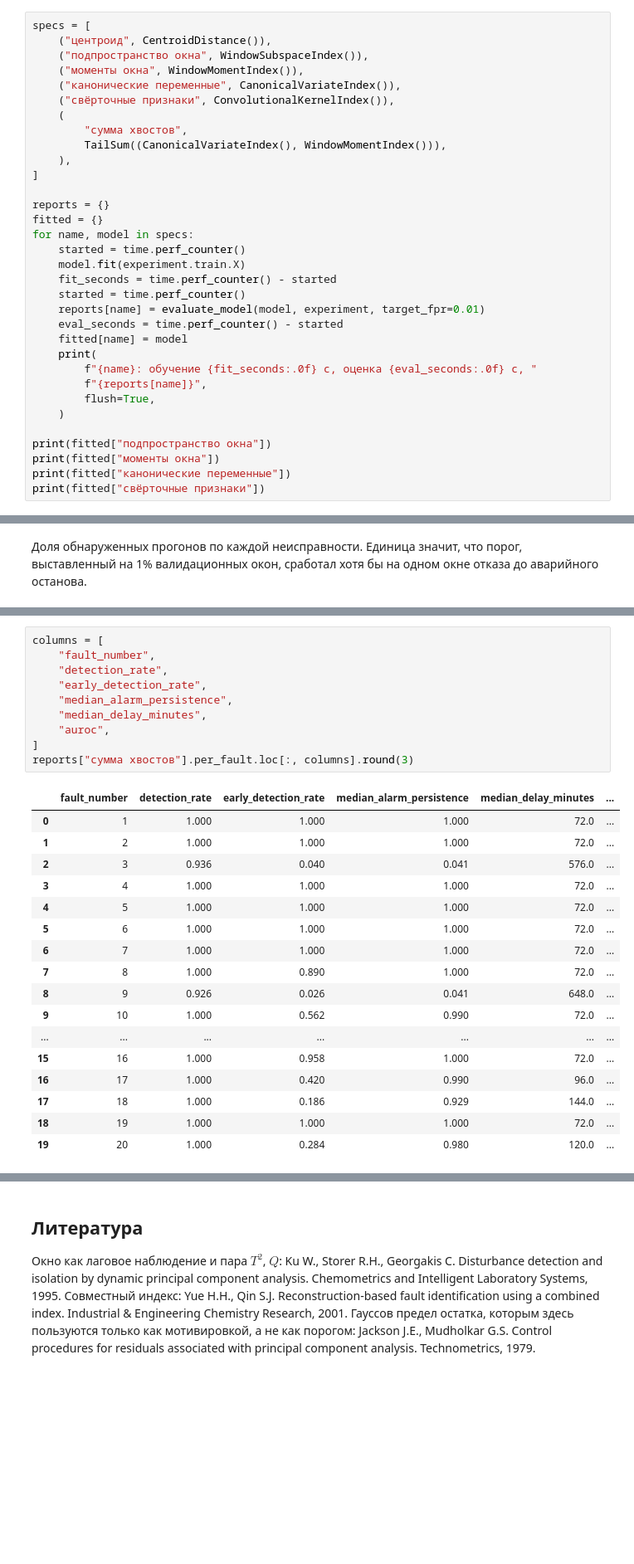
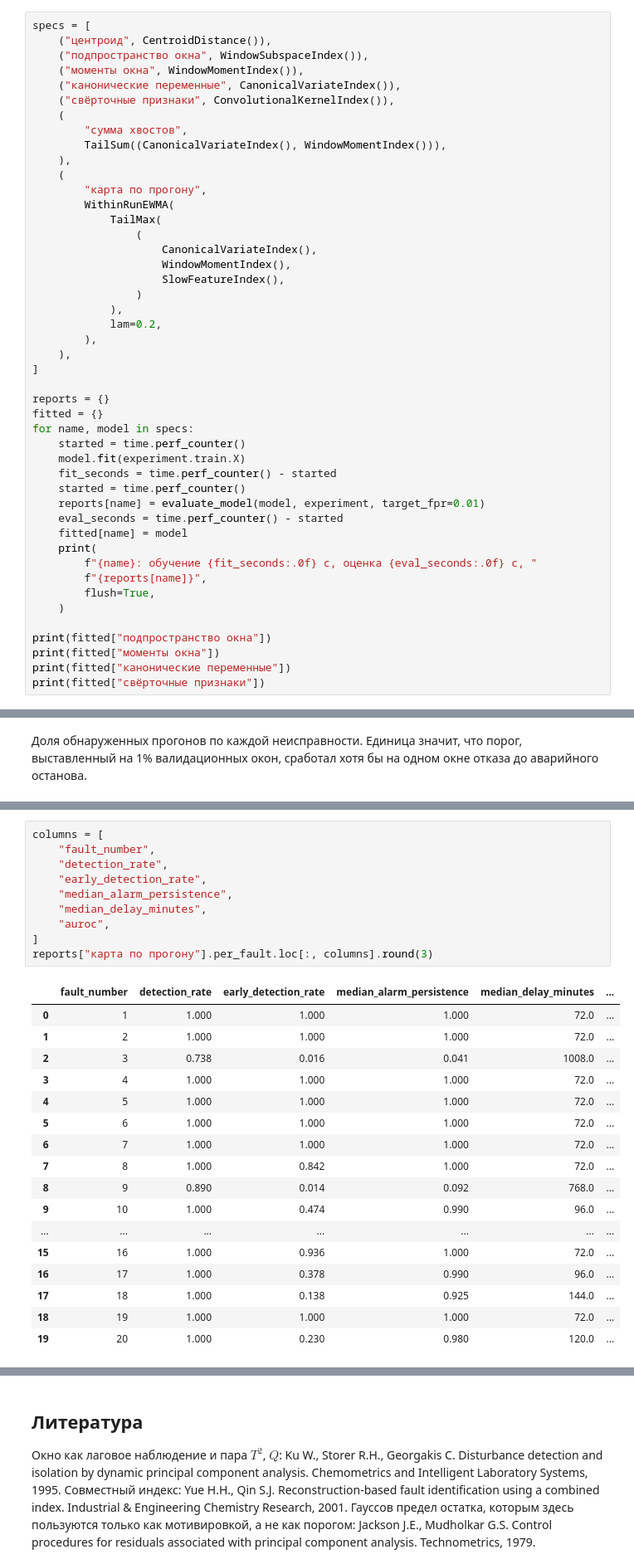
Before and after one commit to Misha-Golodnov/industrial-anomaly-detection, a Jupyter notebook: notebooks/03_fused_index.ipynb, the cells around one changed output, grey strips where cells are left out. Shown at 83% size. Cells and saved outputs as stored; diff of their text form; blank space fills up the shorter version.

```diff
--- a/notebooks/03_fused_index.ipynb
+++ b/notebooks/03_fused_index.ipynb
@@ -133,6 +136,19 @@ specs = [
     (
         "сумма хвостов",
         TailSum((CanonicalVariateIndex(), WindowMomentIndex())),
+    ),
+    (
+        "карта по прогону",
+        WithinRunEWMA(
+            TailMax(
+                (
+                    CanonicalVariateIndex(),
+                    WindowMomentIndex(),
+                    SlowFeatureIndex(),
+                )
+            ),
+            lam=0.2,
+        ),
     ),
 ]
 
@@ -246,29 +264,29 @@ fig.tight_layout()
 # %%
 columns = [
     "fault_number",
     "detection_rate",
     "early_detection_rate",
     "median_alarm_persistence",
     "median_delay_minutes",
     "auroc",
 ]
-reports["сумма хвостов"].per_fault.loc[:, columns].round(3)
+reports["карта по прогону"].per_fault.loc[:, columns].round(3)
 # %% [output]
 |  | fault_number | detection_rate | early_detection_rate | median_alarm_persistence | median_delay_minutes | ... |
 | 0 | 1 | 1.000 | 1.000 | 1.000 | 72.0 | ... |
 | 1 | 2 | 1.000 | 1.000 | 1.000 | 72.0 | ... |
-| 2 | 3 | 0.936 | 0.040 | 0.041 | 576.0 | ... |
+| 2 | 3 | 0.738 | 0.016 | 0.041 | 1008.0 | ... |
 | 3 | 4 | 1.000 | 1.000 | 1.000 | 72.0 | ... |
 | 4 | 5 | 1.000 | 1.000 | 1.000 | 72.0 | ... |
 | 5 | 6 | 1.000 | 1.000 | 1.000 | 72.0 | ... |
 | 6 | 7 | 1.000 | 1.000 | 1.000 | 72.0 | ... |
-| 7 | 8 | 1.000 | 0.890 | 1.000 | 72.0 | ... |
-| 8 | 9 | 0.926 | 0.026 | 0.041 | 648.0 | ... |
-| 9 | 10 | 1.000 | 0.562 | 0.990 | 72.0 | ... |
+| 7 | 8 | 1.000 | 0.842 | 1.000 | 72.0 | ... |
+| 8 | 9 | 0.890 | 0.014 | 0.092 | 768.0 | ... |
+| 9 | 10 | 1.000 | 0.474 | 0.990 | 96.0 | ... |
 | ... | ... | ... | ... | ... | ... | ... |
-| 15 | 16 | 1.000 | 0.958 | 1.000 | 72.0 | ... |
-| 16 | 17 | 1.000 | 0.420 | 0.990 | 96.0 | ... |
-| 17 | 18 | 1.000 | 0.186 | 0.929 | 144.0 | ... |
+| 15 | 16 | 1.000 | 0.936 | 1.000 | 72.0 | ... |
+| 16 | 17 | 1.000 | 0.378 | 0.990 | 96.0 | ... |
+| 17 | 18 | 1.000 | 0.138 | 0.925 | 144.0 | ... |
 | 18 | 19 | 1.000 | 1.000 | 1.000 | 72.0 | ... |
-| 19 | 20 | 1.000 | 0.284 | 0.980 | 120.0 | ... |
+| 19 | 20 | 1.000 | 0.230 | 0.980 | 120.0 | ... |
 # %% [markdown]
```
Also changed, not shown: parts of 10 cells of this notebook, 8 other files.
